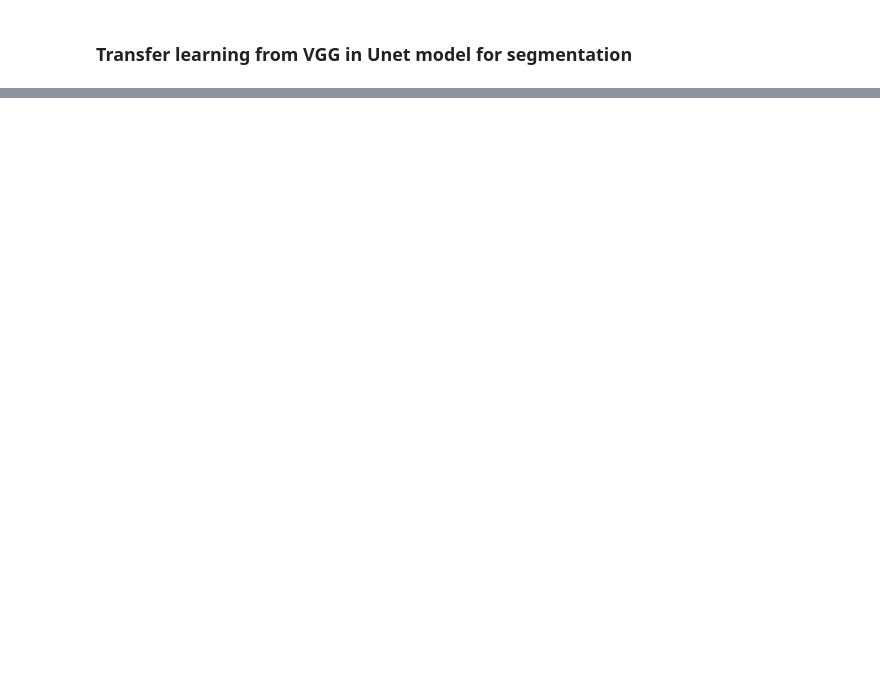
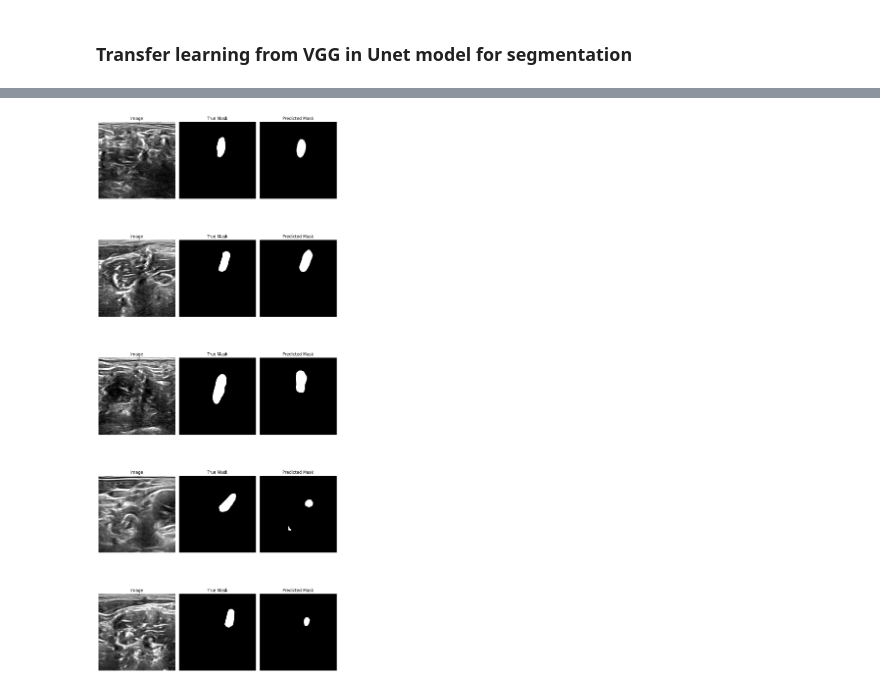
Before and after one commit to sohilamohamed10/Deep-Learning, a Jupyter notebook: Brachial_Plexus_Nerve_Segmentation/main.ipynb, the cells around one changed output, grey strips where cells are left out. Cells and saved outputs as stored; diff of their text form; code cells hidden in the pictures; blank space fills up the shorter version.

```diff
--- a/Brachial_Plexus_Nerve_Segmentation/main.ipynb
+++ b/Brachial_Plexus_Nerve_Segmentation/main.ipynb
@@ -368,0 +379,32 @@ plt.show()
+# %%
+def visualize_predictions(model, test_images, test_masks, num_samples=5):
+
+    indices = np.random.choice(len(test_images), num_samples, replace=False)
+
+    plt.figure(figsize=(10, 5 * num_samples))
+
+    for i, idx in enumerate(indices):
+        img = test_images[idx]
+        true_mask = test_masks[idx]
+        pred_mask = model.predict(np.expand_dims(img, axis=0))[0]
+
+        plt.subplot(num_samples, 3, i * 3 + 1)
+        plt.imshow(img)
+        plt.title("Image")
+        plt.axis('off')
+
+        plt.subplot(num_samples, 3, i * 3 + 2)
+        plt.imshow(true_mask, cmap='gray')
+        plt.title("True Mask")
+        plt.axis('off')
+
+        plt.subplot(num_samples, 3, i * 3 + 3)
+        plt.imshow(pred_mask, cmap='gray')
+        plt.title("Predicted Mask")
+        plt.axis('off')
+
+    plt.tight_layout()
+    plt.show()
+# %%
+visualize_predictions(U_model, val_data_positive, val_masks_positive, num_samples=5)
+# %% [output]
@@ -368,0 +416 @@ plt.show()
+[figure, added]
```
Also changed, not shown: parts of 22 cells of this notebook.
